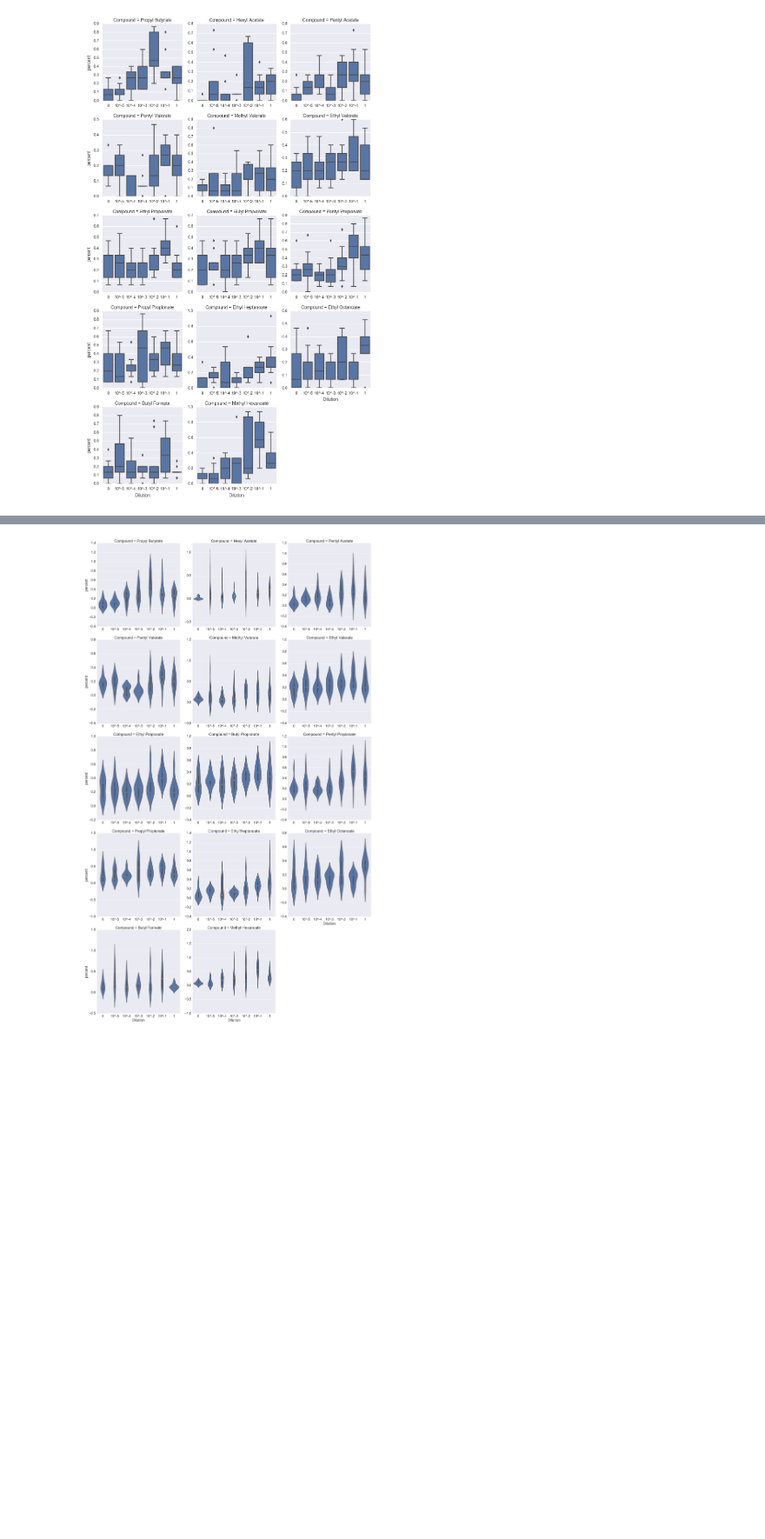
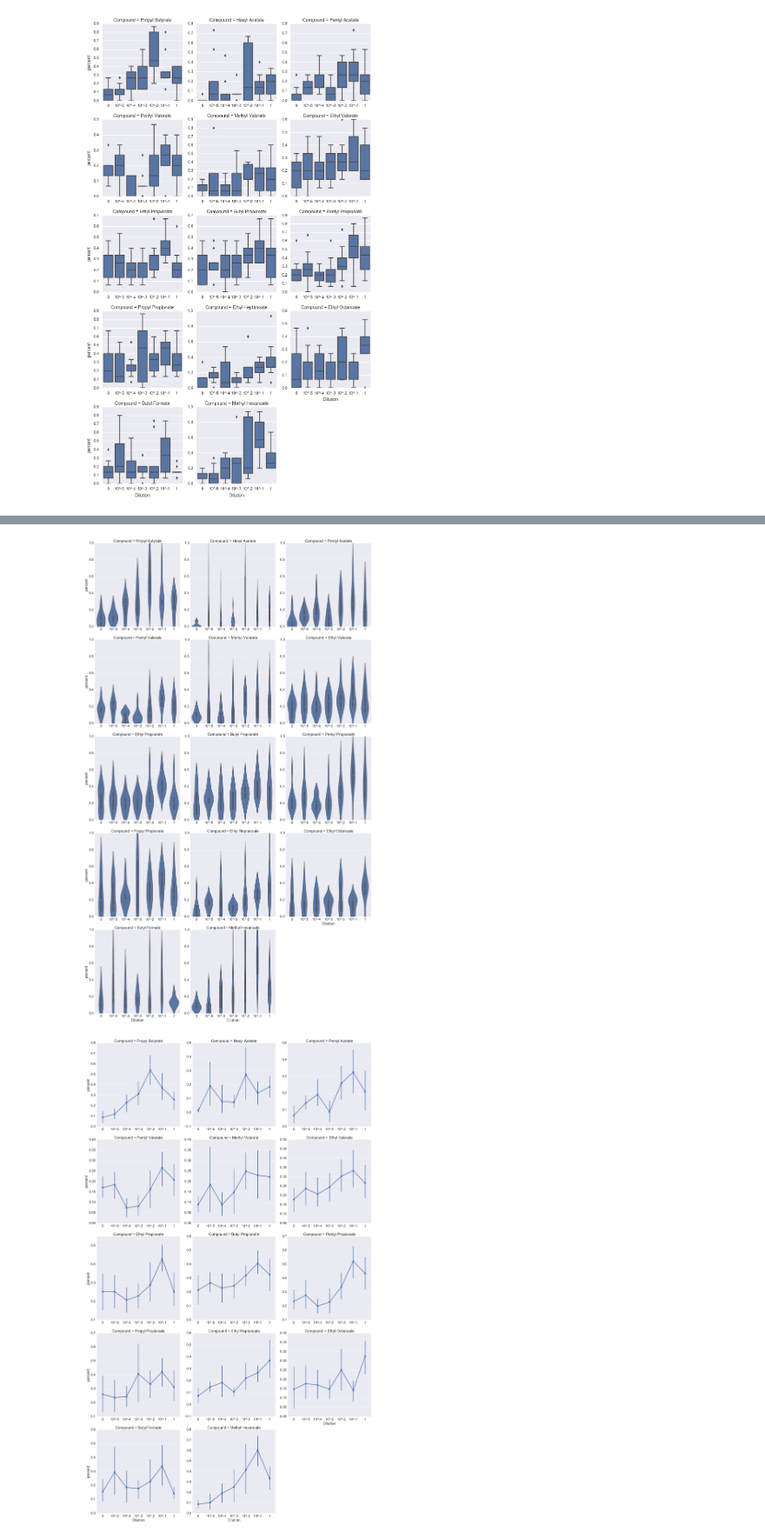
Before and after one commit to rbrusky/seborn_sandbox, a Jupyter notebook: graphing_sandbox.ipynb, the cells around one changed output, grey strips where cells are left out. Shown at 87% size. Cells and saved outputs as stored; diff of their text form; code cells hidden in the pictures; blank space fills up the shorter version.

Commit message:
added a  pointplot with with a line

```diff
--- a/graphing_sandbox.ipynb
+++ b/graphing_sandbox.ipynb
@@ -103,6 +114,14 @@ g = g.map(sns.pointplot,"Dilution", "percent")
 # %%
 sns.set(font_scale=2)
 g = sns.FacetGrid(df_emily, col="Compound", col_wrap=3, margin_titles=True, sharey=False, sharex=False, size=8)
+g.set(ylim=(0, 1))
 g = g.map(sns.violinplot,"Dilution", "percent")
 # %% [output]
-[figure, old version]
+[figure, new version]
+# %%
+sns.set(font_scale=2)
+g.set(ylim=(0, 1))
+g = sns.FacetGrid(df_emily, col="Compound", col_wrap=3, margin_titles=True, sharey=False, sharex=False, size=8)
+g = g.map(sns.pointplot,"Dilution", "percent")
+# %% [output]
+[figure, added]
```
Also changed, not shown: parts of 4 cells of this notebook.
